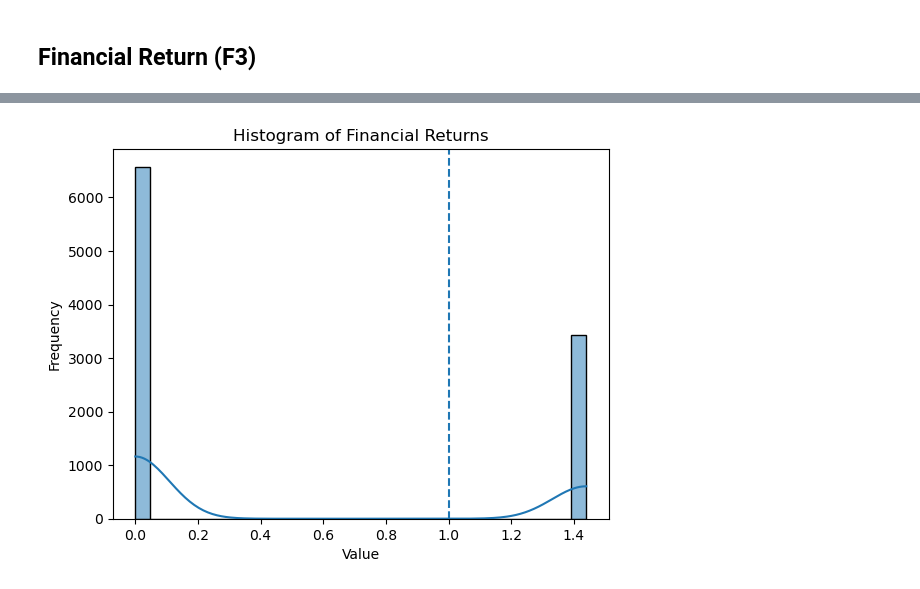
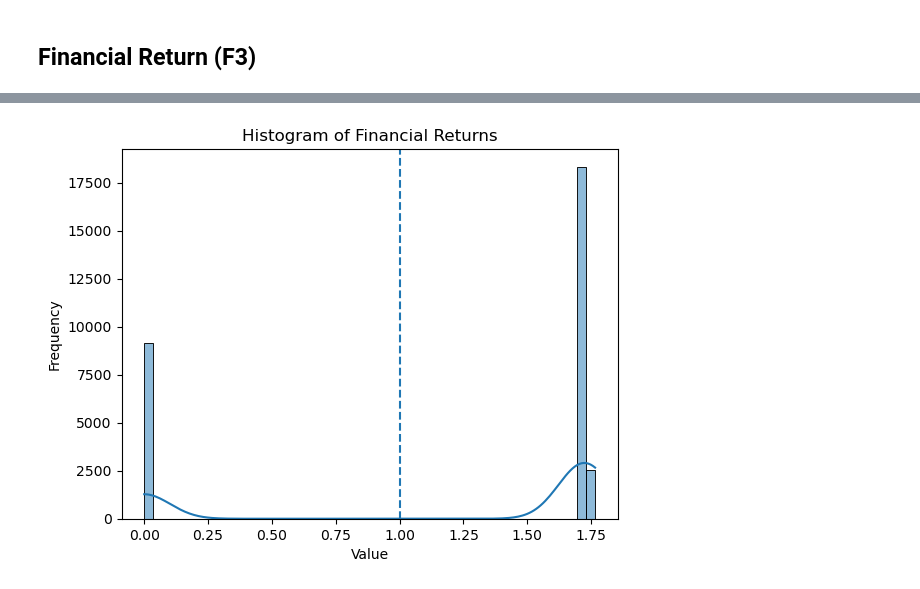
Before and after one commit to MarcosAugusto47/soccer-betting-strategy, a Jupyter notebook: notebook.ipynb, the cells around one changed output, grey strips where cells are left out. Saved outputs shown, nothing was run; the diff lists cells and outputs as text; code cells hidden in the pictures.

Commit message:
Generalize the bet allocation optimization process
Generalize the bet allocation optimization process for all markets, add utils.py

```diff
--- a/notebook.ipynb
+++ b/notebook.ipynb
@@ -108,5 +79,3 @@ print(odds_sample.shape)
 # %% [output]
 (680, 7)
 (680, 9)
-# %%
-odds_sample = odds_sample[odds_sample.Market.isin(['exact', 'both_score'])].reset_index(drop=True)
@@ -193,7 +99,10 @@ both_score_normalized
 # %% [markdown]
 ## Bet Allocation (F2)
+# %%
+odds_sample = odds_sample[odds_sample.Market.isin(['exact', 'both_score'])]
+#odds_sample = odds_sample[odds_sample.Market.isin(['exact'])]
 # %%
-odds_sample_favorable = odds_sample[odds_sample.bet_flag].copy(deep=True)
+odds_sample_favorable = odds_sample[odds_sample.bet_flag].copy(deep=True).reset_index(drop=True)
 print(odds_sample_favorable.shape)
 # %% [output]
 (54, 12)
@@ -242,8 +125,8 @@ odds_sample_favorable.BetMap.apply(get_scenarios).iloc[0][4][0]
 # %%
-#allocation_array = solution
+allocation_array = solution
 financial_return_array = generate_bet_return(df_prob=df,
                                              df_bet=odds_sample_favorable,
-                                             num_simulations=10000,
+                                             num_simulations=30000,
                                              allocation_array=allocation_array)
 financial_return_array
 # %% [output]
@@ -287,23 +242,23 @@ my_sigma: 0.49512105460175615
 # %%
 cost = 1
 result = financial_return_array - cost
 
 # Plot a histogram using Seaborn
-sns.histplot(financial_return_array, bins=30, kde=True)
+sns.histplot(financial_return_array, bins=50, kde=True)
 
 # Add a vertical line
 plt.axvline(x=cost, linestyle='--')
 #plt.axvline(x=0, linestyle='--')
 
 # Add labels and title
 plt.xlabel('Value')
 plt.ylabel('Frequency')
 plt.title('Histogram of Financial Returns')
 
 # Show the plot
 plt.show()
 # %% [output]
-[figure, old version]
+[figure, new version]
 # %%
 # compute_objective_via_simulation(x=allocation_array,
 #                                  df_prob=df,
```
Also changed, not shown: parts of 40 cells of this notebook, 4 other files.
